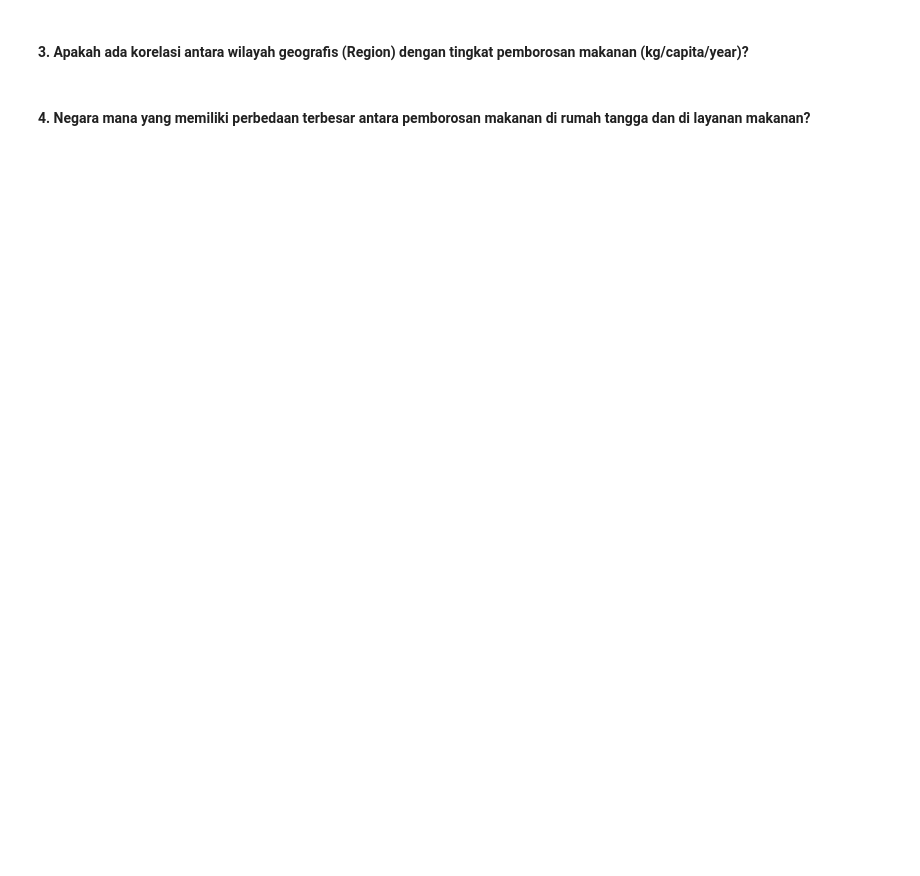
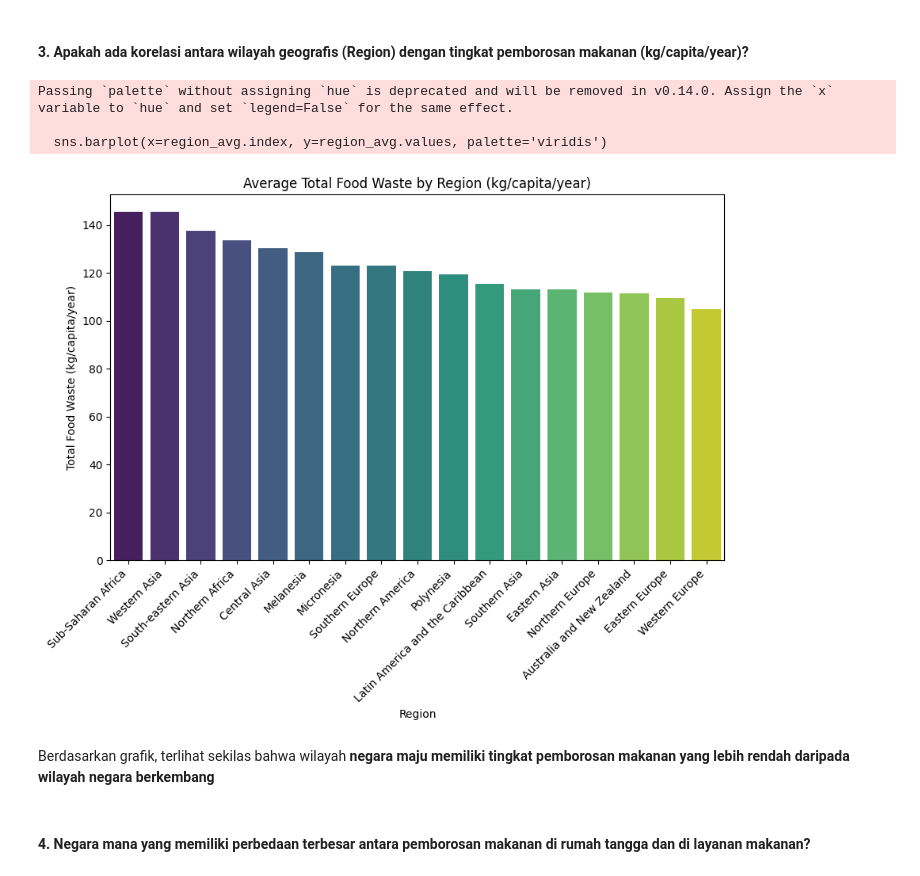
Before and after one commit to eben4ya/Food-Waste-EDA, a Jupyter notebook: Food-Waste.ipynb, the cells around one changed output. Cells and saved outputs as stored; diff of their text form; code cells hidden in the pictures; blank space fills up the shorter version.

```diff
--- a/Food-Waste.ipynb
+++ b/Food-Waste.ipynb
@@ -239,4 +273,20 @@ df1.to_csv('./food-waste-dataset/cleaned_food-waste-dataset.csv', index=False)
 # %% [markdown]
 #### **3. Apakah ada korelasi antara wilayah geografis (Region) dengan tingkat pemborosan makanan (kg/capita/year)?**
+# %%
+plt.figure(figsize=(10, 6))
+region_avg = df1.groupby('Region')['combined figures (kg/capita/year)'].mean().sort_values(ascending=False)
+
+sns.barplot(x=region_avg.index, y=region_avg.values, palette='viridis')
+plt.title('Average Total Food Waste by Region (kg/capita/year)')
+plt.ylabel('Total Food Waste (kg/capita/year)')
+plt.xticks(rotation=45, ha='right')
+plt.show()
+# %% [output]
+Passing `palette` without assigning `hue` is deprecated and will be removed in v0.14.0. Assign the `x` variable to `hue` and set `legend=False` for the same effect.
+
+  sns.barplot(x=region_avg.index, y=region_avg.values, palette='viridis')
+[figure, added]
+# %% [markdown]
+Berdasarkan grafik, terlihat sekilas bahwa wilayah **negara maju memiliki tingkat pemborosan makanan yang lebih rendah daripada wilayah negara berkembang**
 # %% [markdown]
 #### **4. Negara mana yang memiliki perbedaan terbesar antara pemborosan makanan di rumah tangga dan di layanan makanan?**
```
Also changed, not shown: parts of 21 cells of this notebook.
